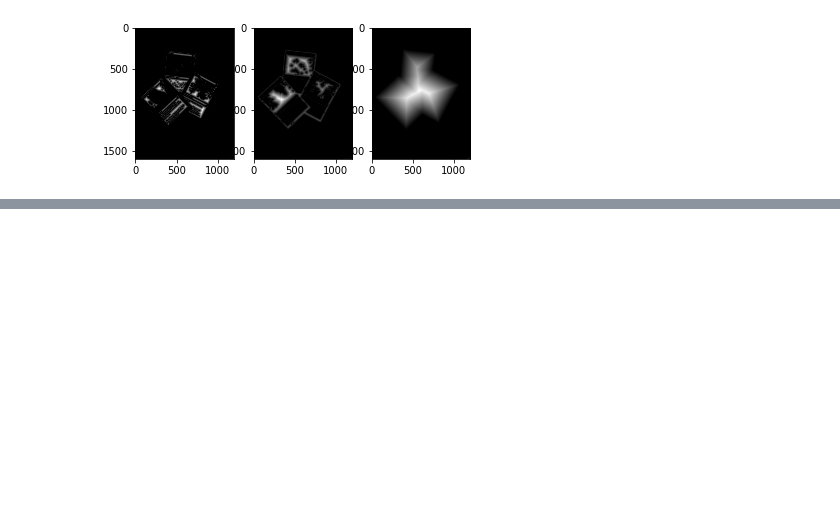
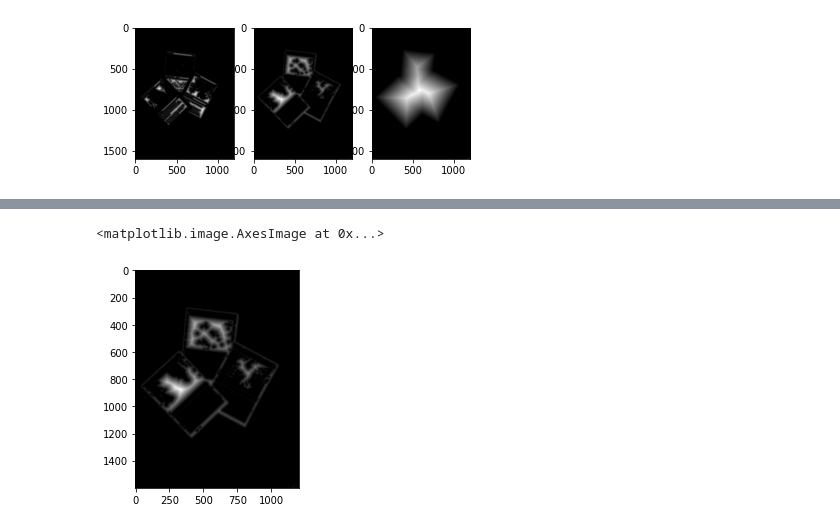
Before and after one commit to pfuerste/mtg_video_enhancer, a Jupyter notebook: mtg_video_enhancer/detection/cv_detect.ipynb, the cells around one changed output, grey strips where cells are left out. Saved outputs shown, nothing was run; the diff lists cells and outputs as text; code cells hidden in the pictures; blank space fills up the shorter version.

```diff
--- a/mtg_video_enhancer/detection/cv_detect.ipynb
+++ b/mtg_video_enhancer/detection/cv_detect.ipynb
@@ -201,0 +212,9 @@ plt.show()
+# %%
+dist = cv.distanceTransform(bw, cv.DIST_L2, 3)
+# Normalize the distance image for range = {0.0, 1.0}
+# so we can visualize and threshold it
+cv.normalize(dist, dist, 0, 1.0, cv.NORM_MINMAX)
+plt.imshow(cv.cvtColor(dist, cv.COLOR_GRAY2RGB))
+# %% [output]
+<matplotlib.image.AxesImage at 0x...>
+[figure, added]
```
Also changed, not shown: parts of 14 cells of this notebook, 2 other files.
